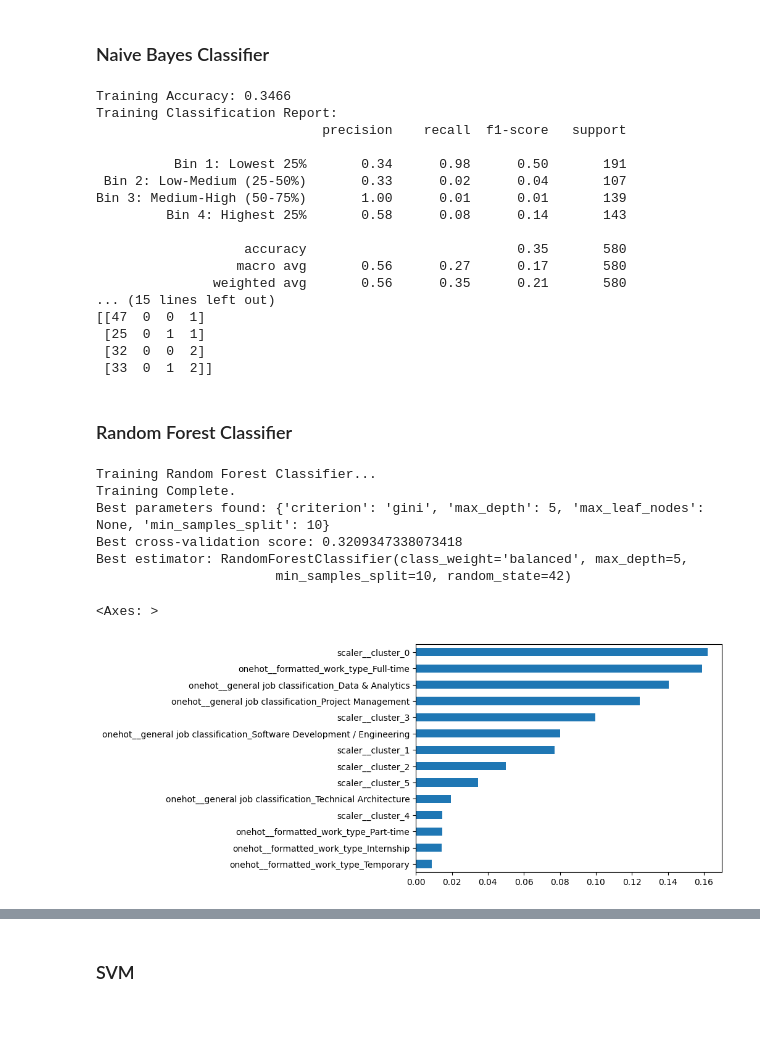
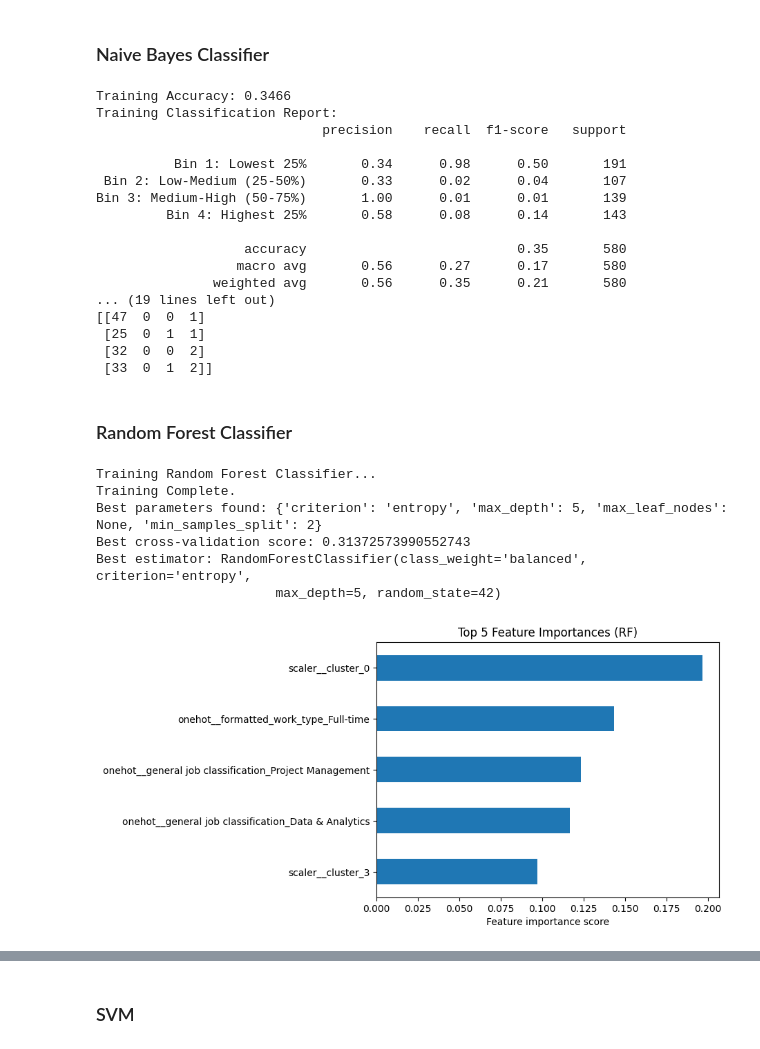
Before and after one commit to juliabarsow/NLP_Job_Postings, a Jupyter notebook: skill_extraction_clustering.ipynb, the cells around one changed output, grey strips where cells are left out. Drawn from its saved outputs; the diff is of its cells as text; code cells hidden in the pictures; blank space fills up the shorter version.

```diff
--- a/skill_extraction_clustering.ipynb
+++ b/skill_extraction_clustering.ipynb
@@ -793,13 +900,13 @@ clustered_columns_to_keep = [
     'general job classification',
     'description',
     'job_id'
-] + list(range(6))  # Add cluster count columns (0 to K)
+] + list(range(K))  # Add cluster count columns (0 to K)
 # %%
 # Merge selected clustered word embeddings dataframe with selected columns from original data
 final_df = df_clustered_tfidf[clustered_columns_to_keep].merge(data[columns_to_keep], on='job_id', how='left')
 # %%
 # rename numeric cluster columns to have a prefix
-final_df.rename(columns={i: f'cluster_{i}' for i in range(6)}, inplace=True)
+final_df.rename(columns={i: f'cluster_{i}' for i in range(K)}, inplace=True)
 # %%
 # drop rows where viewes is missing
 final_df = final_df.dropna(subset=['views'])
@@ -846,9 +953,7 @@ Bin 3: Medium-High (50-75%)    0.238621
 Bin 2: Low-Medium (25-50%)     0.184828
 Name: proportion, dtype: float64
 # %%
-from sklearn.model_selection import train_test_split
-
-cluster_cols = [f'cluster_{i}' for i in range(0, 6)]
+cluster_cols = [f'cluster_{i}' for i in range(0, K)]
 
 X = final_df[cluster_cols + [ 'formatted_work_type', 'general job classification']]
 y = final_df['views_bin']
@@ -897,9 +1002,6 @@ X_test = pd.DataFrame(X_test_encoded, columns=feature_names, index=X_test.index)
 # %% [markdown]
 ### Naive Bayes Classifier
 # %%
-from sklearn.naive_bayes import GaussianNB
-from sklearn.metrics import accuracy_score, classification_report, confusion_matrix
-
 # Initialize the Naive Bayes classifier
 nb_model = GaussianNB()
 
@@ -938,7 +1040,7 @@ Bin 3: Medium-High (50-75%)       1.00      0.01      0.01       139
                    accuracy                           0.35       580
                   macro avg       0.56      0.27      0.17       580
                weighted avg       0.56      0.35      0.21       580
-... (15 lines left out)
+... (19 lines left out)
 [[47  0  0  1]
  [25  0  1  1]
  [32  0  0  2]
@@ -946,9 +1048,6 @@ Bin 3: Medium-High (50-75%)       1.00      0.01      0.01       139
 # %% [markdown]
 ### Random Forest Classifier
 # %%
-from sklearn.ensemble import RandomForestClassifier
-from sklearn.model_selection import GridSearchCV
-
 # Initialize the Random Forest Classifier
 rf_model = RandomForestClassifier(class_weight='balanced', random_state=42)
 
@@ -962,7 +1061,7 @@ parameters = {
 }
 
 # Run the grid search
-grid_obj = GridSearchCV(rf_model, parameters, cv=5,scoring='f1_weighted',n_jobs=-1)
+grid_obj = GridSearchCV(rf_model, parameters, cv=5,scoring='f1_macro',n_jobs=-1)
 grid_obj = grid_obj.fit(X_train, y_train)
 
 # Set the clf to the best combination of parameters
@@ -980,16 +1079,18 @@ print("Best estimator:", grid_obj.best_estimator_)
 # %% [output]
 Training Random Forest Classifier...
 Training Complete.
-Best parameters found: {'criterion': 'gini', 'max_depth': 5, 'max_leaf_nodes': None, 'min_samples_split': 10}
-Best cross-validation score: 0.3209347338073418
-Best estimator: RandomForestClassifier(class_weight='balanced', max_depth=5,
-                       min_samples_split=10, random_state=42)
+Best parameters found: {'criterion': 'entropy', 'max_depth': 5, 'max_leaf_nodes': None, 'min_samples_split': 2}
+Best cross-validation score: 0.31372573990552743
+Best estimator: RandomForestClassifier(class_weight='balanced', criterion='entropy',
+                       max_depth=5, random_state=42)
 # %%
-feat_importances = pd.Series(rf_model.feature_importances_, index = X_train.columns).sort_values(ascending = True)
+feat_importances = pd.Series(rf_model.feature_importances_, index = X_train.columns).sort_values(ascending = True).tail(5)
 feat_importances.plot(kind = 'barh')
+plt.title('Top 5 Feature Importances (RF)')
+plt.xlabel('Feature importance score')
+plt.show()
 # %% [output]
-<Axes: >
-[figure, old version]
+[figure, new version]
 # %%
 # Make Predictions on the Test Set
 y_pred = rf_model.predict(X_test)
```
Also changed, not shown: parts of 27 cells of this notebook, 1 other file.
